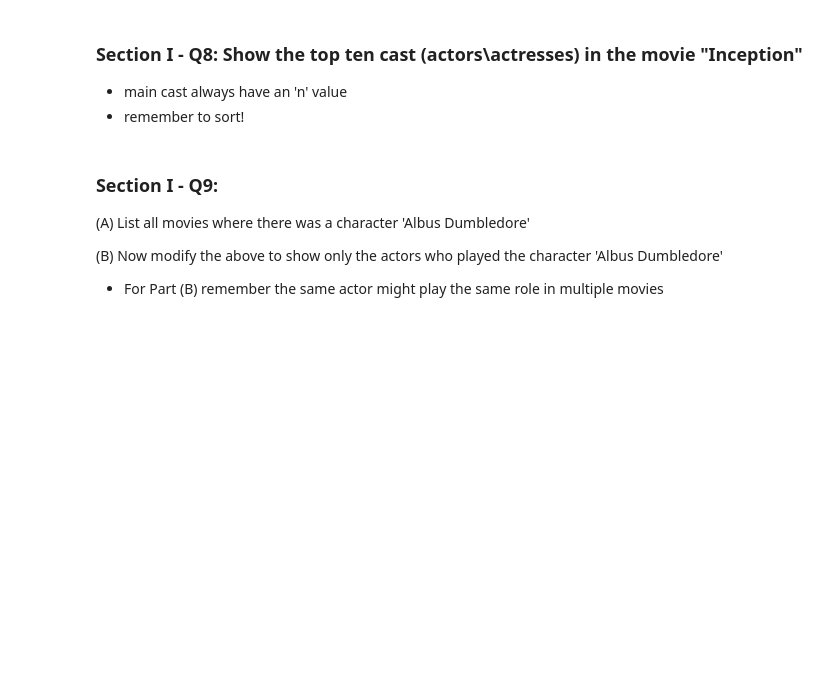
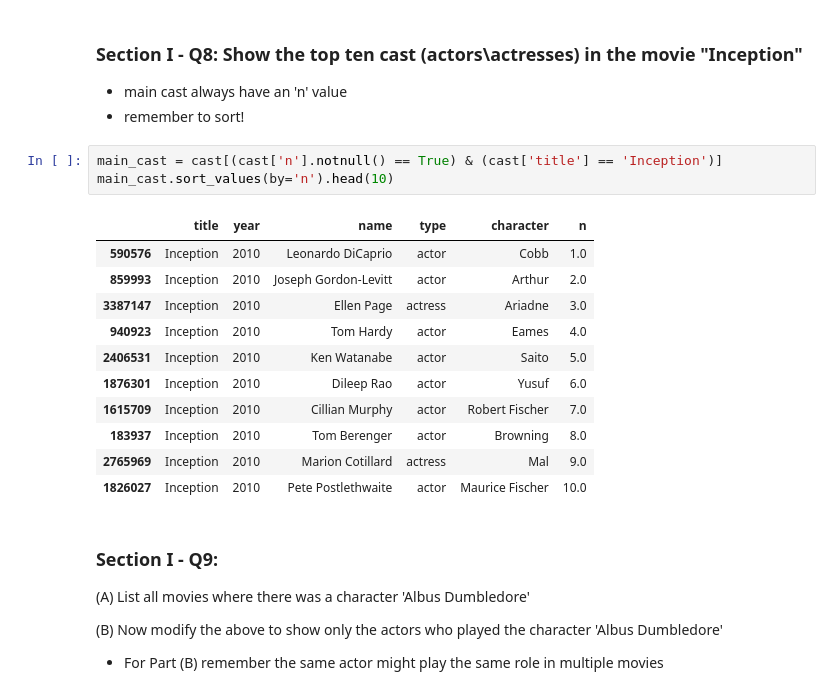
Before and after one commit to sl7423/mec-mini-projects, a Jupyter notebook: mec-5.3.10-data-wranging-with-pandas-mini-project/Mini_Project_Data_Wrangling_Pandas.ipynb, the cells around one changed output. Cells and saved outputs as stored; diff of their text form; blank space fills up the shorter version.

```diff
--- a/mec-5.3.10-data-wranging-with-pandas-mini-project/Mini_Project_Data_Wrangling_Pandas.ipynb
+++ b/mec-5.3.10-data-wranging-with-pandas-mini-project/Mini_Project_Data_Wrangling_Pandas.ipynb
@@ -245,6 +262,21 @@ len(cast.loc[Inception & NotNull, :])
 ### Section I - Q8: Show the top ten cast (actors\actresses) in the movie "Inception"
 - main cast always have an 'n' value
 - remember to sort!
+# %%
+main_cast = cast[(cast['n'].notnull() == True) & (cast['title'] == 'Inception')]
+main_cast.sort_values(by='n').head(10)
+# %% [output]
+|  | title | year | name | type | character | n |
+| 590576 | Inception | 2010 | Leonardo DiCaprio | actor | Cobb | 1.0 |
+| 859993 | Inception | 2010 | Joseph Gordon-Levitt | actor | Arthur | 2.0 |
+| 3387147 | Inception | 2010 | Ellen Page | actress | Ariadne | 3.0 |
+| 940923 | Inception | 2010 | Tom Hardy | actor | Eames | 4.0 |
+| 2406531 | Inception | 2010 | Ken Watanabe | actor | Saito | 5.0 |
+| 1876301 | Inception | 2010 | Dileep Rao | actor | Yusuf | 6.0 |
+| 1615709 | Inception | 2010 | Cillian Murphy | actor | Robert Fischer | 7.0 |
+| 183937 | Inception | 2010 | Tom Berenger | actor | Browning | 8.0 |
+| 2765969 | Inception | 2010 | Marion Cotillard | actress | Mal | 9.0 |
+| 1826027 | Inception | 2010 | Pete Postlethwaite | actor | Maurice Fischer | 10.0 |
 # %% [markdown]
 ### Section I - Q9:
 
```
Also changed, not shown: parts of 23 cells of this notebook.
